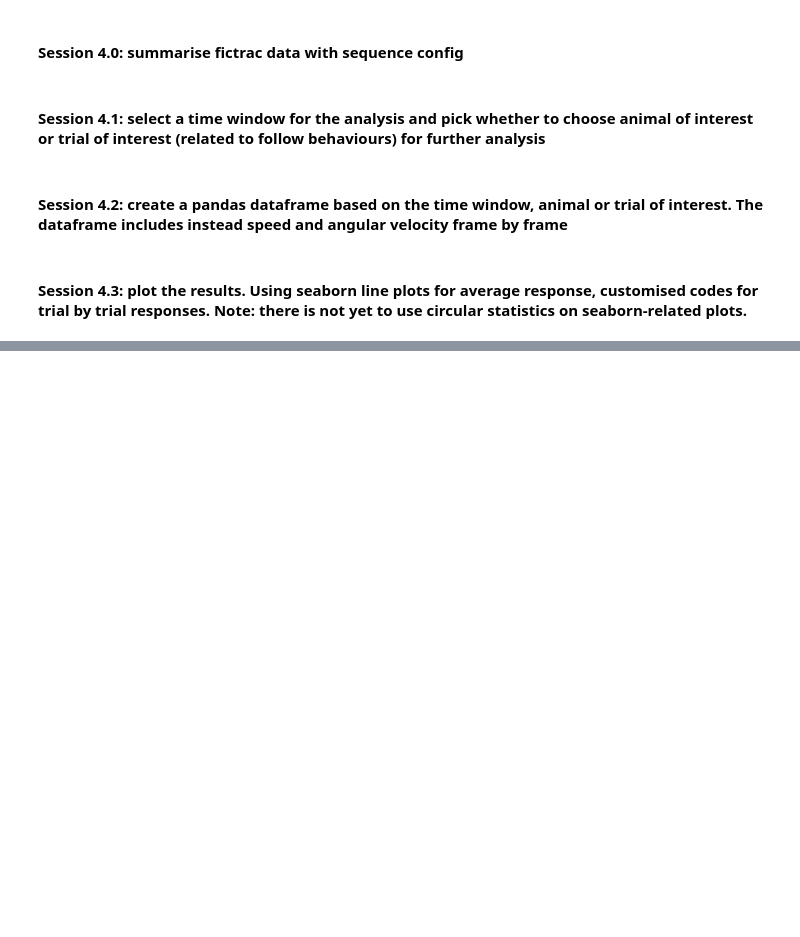
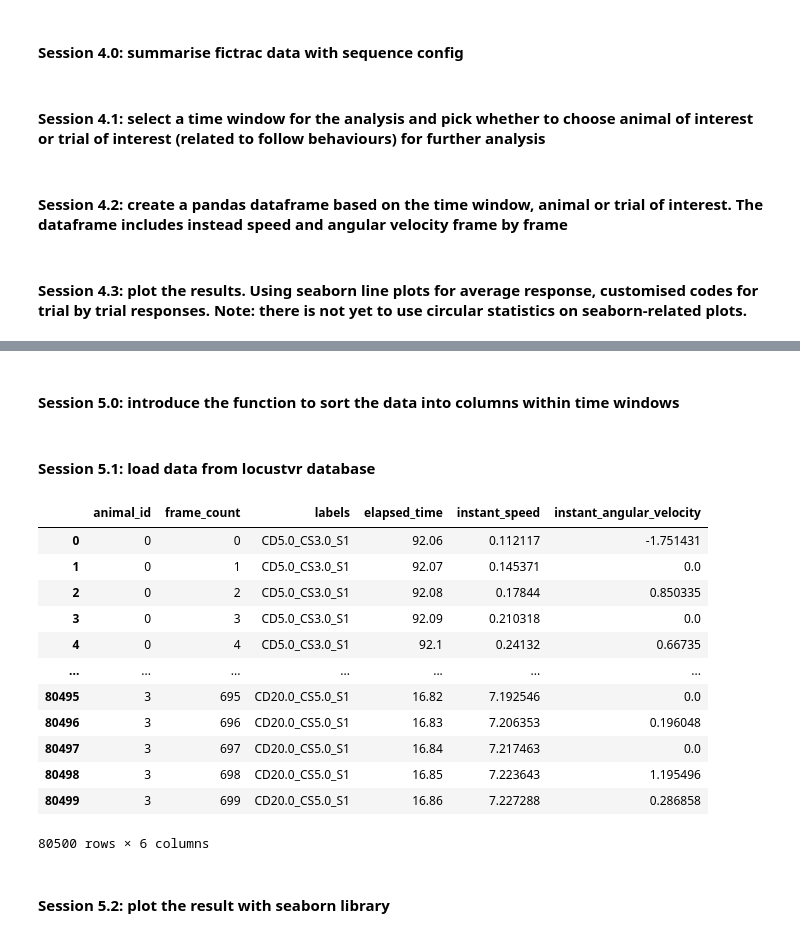
Before and after one commit to chiyu1203/UnityDataAnalysis, a Jupyter notebook: time_series_analysis_tutorial.ipynb, the cells around one changed output, grey strips where cells are left out. Saved outputs shown, nothing was run; the diff lists cells and outputs as text; code cells hidden in the pictures; blank space fills up the shorter version.

Commit message:
introduce section 5 to plot the time series response from locustVR

```diff
--- a/time_series_analysis_tutorial.ipynb
+++ b/time_series_analysis_tutorial.ipynb
@@ -122,16 +144,18 @@ raster_across_animals_unity=[]
 raster_across_animals_fictrac=[]
 seq_config_all_animals=[]
 animal_id=0
-read_fictrac_data_only=False
+read_fictrac_data_only=analysis_methods.get("read_fictrac_data_only")
+time_series_analysis = analysis_methods.get("time_series_analysis")
+file_suffix = "_full" if time_series_analysis else ""
 for this_dir,this_vr,this_no_food in zip(dir_list,vr_no,no_food):
     if Path(this_dir).is_dir()==False:
         continue
     # if this_vr==4:
     #     continue
     if read_fictrac_data_only==False:
-        agent_pattern = f"VR{this_vr}*agent_full.h5"
-        xy_pattern = f"VR{this_vr}*XY_full.h5"
-        summary_pattern = f"VR{this_vr}*score_full.h5"
+        agent_pattern = f"VR{this_vr}*agent{file_suffix}.h5"
+        xy_pattern = f"VR{this_vr}*XY{file_suffix}.h5"
+        summary_pattern = f"VR{this_vr}*score{file_suffix}.h5"
         agent_file = find_file(Path(this_dir), agent_pattern)
         focal_animal_file = find_file(Path(this_dir), xy_pattern)
         summary_file = find_file(Path(this_dir), summary_pattern)
@@ -158,7 +182,7 @@ for this_dir,this_vr,this_no_food in zip(dir_list,vr_no,no_food):
     seq_config_pd.insert(0, 'step_id',np.arange(seq_config_pd.shape[0]))
     seq_config_pd.insert(0, 'animal_id',np.repeat(animal_id,seq_config_pd.shape[0]))
     seq_config_all_animals.append(seq_config_pd)
-    pa_pattern=f"VR{this_vr}*motion.parquet"
+    pa_pattern=f"VR{this_vr}*motion{file_suffix}.parquet"
     pa_file=find_file(Path(this_dir), pa_pattern)
     raster=pd.read_parquet(pa_file, engine='pyarrow')
     raster.insert(0, 'animal_id', np.repeat(animal_id,raster.shape[0]))
@@ -435,6 +459,7 @@ for keys, grp in all_simulated_trials.groupby(['type','degree']):
 plt.show()
 # %%
 ##plot the distribution of follow epochs in a trial
+##In the future, will use agent based model to show the temporal distribution
 for keys, grp in all_trials.groupby(['type','degree']):
     sim_grp=all_simulated_trials[(all_simulated_trials['type']==keys[0])&(all_simulated_trials['degree']==keys[1])]
     print(keys)
@@ -447,7 +472,7 @@ for keys, grp in all_trials.groupby(['type','degree']):
     ax2.hist(grp['ts'].values,bins=100,color='r',density=True,histtype="step",cumulative=True,label="Cumulative histogram")
     ax2.hist(sim_grp['ts'].values,bins=100,color='tab:gray',alpha=0.3,density=True,histtype="step",cumulative=True,label="Cumulative histogram")
     ax.set(xlim=(0,60),title=f'agent:{keys[0]},deg:{int(keys[1])}')
-
+    ax.set(ylim=(0,2600))
 plt.show()
 # %%
 analysis_methods.update({"distribution_with_entire_body": True})
@@ -910,0 +938,2 @@ plt.show()
+# %% [markdown]
+#### Session 5.0: introduce the function to sort the data into columns within time windows
@@ -910,0 +993,36 @@ plt.show()
+# %% [markdown]
+#### Session 5.1: load data from locustvr database
+# %%
+time_series_analysis = analysis_methods.get("time_series_analysis")
+analysis_methods.update({"analysis_window":[-2,5]})
+file_suffix = "_full" if time_series_analysis else ""
+agent_pattern = f"agent{file_suffix}.h5"
+xy_pattern = f"XY{file_suffix}.h5"
+summary_pattern = f"summary{file_suffix}.h5"
+pd_list=[]
+for index, this_dir in enumerate(dir_list):
+    agent_file = find_file(Path(this_dir), agent_pattern)
+    focal_animal_file = find_file(Path(this_dir), xy_pattern)
+    summary_file = find_file(Path(this_dir), summary_pattern)
+    this_pd=sort_raster_locustvr(focal_animal_file,summary_file,analysis_methods,index)
+    pd_list.append(this_pd)
+# %%
+ready_to_plot=pd.concat(pd_list,ignore_index=True)
+# %%
+ready_to_plot
+# %% [output]
+|  | animal_id | frame_count | labels | elapsed_time | instant_speed | instant_angular_velocity |
+| 0 | 0 | 0 | CD5.0_CS3.0_S1 | 92.06 | 0.112117 | -1.751431 |
+| 1 | 0 | 1 | CD5.0_CS3.0_S1 | 92.07 | 0.145371 | 0.0 |
+| 2 | 0 | 2 | CD5.0_CS3.0_S1 | 92.08 | 0.17844 | 0.850335 |
+| 3 | 0 | 3 | CD5.0_CS3.0_S1 | 92.09 | 0.210318 | 0.0 |
+| 4 | 0 | 4 | CD5.0_CS3.0_S1 | 92.1 | 0.24132 | 0.66735 |
+| ... | ... | ... | ... | ... | ... | ... |
+| 80495 | 3 | 695 | CD20.0_CS5.0_S1 | 16.82 | 7.192546 | 0.0 |
+| 80496 | 3 | 696 | CD20.0_CS5.0_S1 | 16.83 | 7.206353 | 0.196048 |
+| 80497 | 3 | 697 | CD20.0_CS5.0_S1 | 16.84 | 7.217463 | 0.0 |
+| 80498 | 3 | 698 | CD20.0_CS5.0_S1 | 16.85 | 7.223643 | 1.195496 |
+| 80499 | 3 | 699 | CD20.0_CS5.0_S1 | 16.86 | 7.227288 | 0.286858 |
+80500 rows × 6 columns
+# %% [markdown]
+#### Session 5.2: plot the result with seaborn library
```
Also changed, not shown: parts of 7 cells of this notebook.
